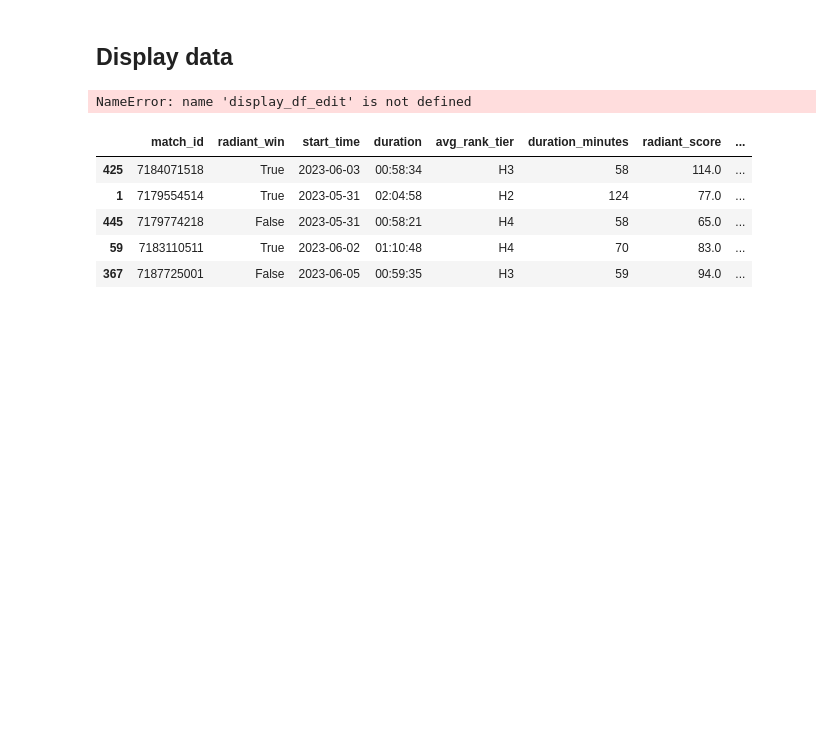
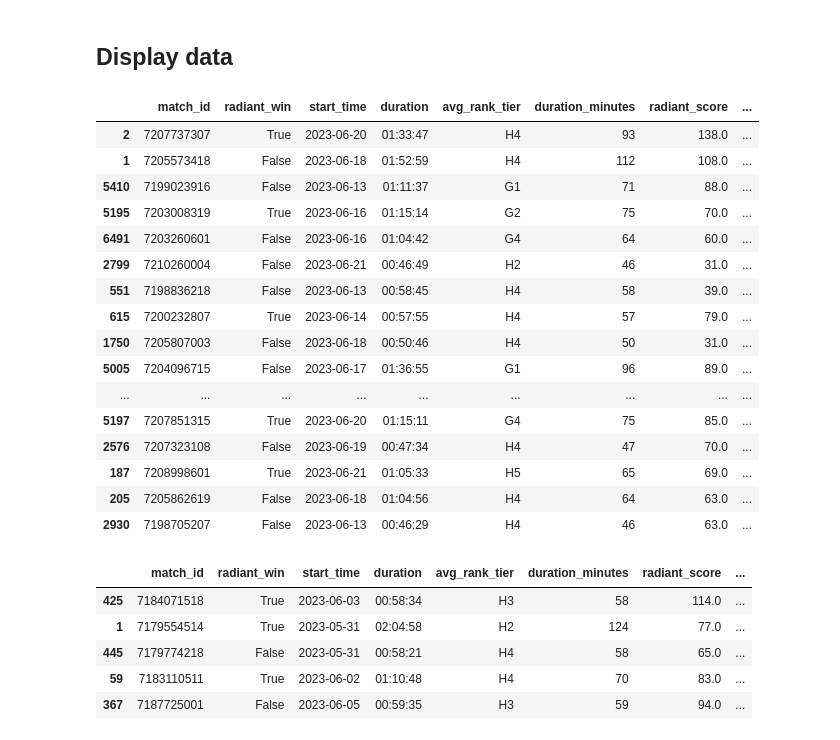
Before and after one commit to bil-lekid/HeraldReplayGet, a Jupyter notebook: main.ipynb, the cells around one changed output. Drawn from its saved outputs; the diff is of its cells as text; code cells hidden in the pictures; blank space fills up the shorter version.

```diff
--- a/main.ipynb
+++ b/main.ipynb
@@ -598,7 +628,7 @@ winsound.Beep(500, 1000)
 # %% [markdown]
 ## Display data
 # %%
-display_df_edit = pd.read_excel('herald_replay.csv')
+display_df_edit = pd.read_csv('herald_replay.csv')
 # display_df_edit = display_df_edit[display_df_edit['comeback'] == True]
 column_list = [
     "match_id",
@@ -614,34 +644,50 @@ column_list = [
     "max_kill_dif",
     "kills_per_minute",
     "comeback",
     "analysisOutcome",
     'goldSwing',
     'absGoldSwing',
     "topLaneOutcome",
     "midLaneOutcome",
     "bottomLaneOutcome",
     "HK",
     "player_HK",
     "item_HK",
     "HD",
     "player_HD",
     "item_HD",
     "HLH",
     "HDeny",
     "HGPM",
     "HXPM",
     "abs_kill_dif",
 ]
 
 condition = display_df_edit["match_id"].notnull()
 # condition = display_df_edit['analysisOutcome'] == 'COMEBACK'
 pretty_print(
     display_df_edit.loc[condition, column_list]
     .sort_values(by=["HK"], ascending=[False])
     .head(100)
 )
 # %% [output]
-NameError: name 'display_df_edit' is not defined
+|  | match_id | radiant_win | start_time | duration | avg_rank_tier | duration_minutes | radiant_score | ... |
+| 2 | 7207737307 | True | 2023-06-20 | 01:33:47 | H4 | 93 | 138.0 | ... |
+| 1 | 7205573418 | False | 2023-06-18 | 01:52:59 | H4 | 112 | 108.0 | ... |
+| 5410 | 7199023916 | False | 2023-06-13 | 01:11:37 | G1 | 71 | 88.0 | ... |
+| 5195 | 7203008319 | True | 2023-06-16 | 01:15:14 | G2 | 75 | 70.0 | ... |
+| 6491 | 7203260601 | False | 2023-06-16 | 01:04:42 | G4 | 64 | 60.0 | ... |
+| 2799 | 7210260004 | False | 2023-06-21 | 00:46:49 | H2 | 46 | 31.0 | ... |
+| 551 | 7198836218 | False | 2023-06-13 | 00:58:45 | H4 | 58 | 39.0 | ... |
+| 615 | 7200232807 | True | 2023-06-14 | 00:57:55 | H4 | 57 | 79.0 | ... |
+| 1750 | 7205807003 | False | 2023-06-18 | 00:50:46 | H4 | 50 | 31.0 | ... |
+| 5005 | 7204096715 | False | 2023-06-17 | 01:36:55 | G1 | 96 | 89.0 | ... |
+| ... | ... | ... | ... | ... | ... | ... | ... | ... |
+| 5197 | 7207851315 | True | 2023-06-20 | 01:15:11 | G4 | 75 | 85.0 | ... |
+| 2576 | 7207323108 | False | 2023-06-19 | 00:47:34 | H4 | 47 | 70.0 | ... |
+| 187 | 7208998601 | True | 2023-06-21 | 01:05:33 | H5 | 65 | 69.0 | ... |
+| 205 | 7205862619 | False | 2023-06-18 | 01:04:56 | H4 | 64 | 63.0 | ... |
+| 2930 | 7198705207 | False | 2023-06-13 | 00:46:29 | H4 | 46 | 63.0 | ... |
 # %%
 df_csv = pd.read_csv('herald_replay_Jun_7.csv')
 # df_csv = df_csv[df_csv['comeback'] == True]
```
Also changed, not shown: parts of 6 cells of this notebook.
